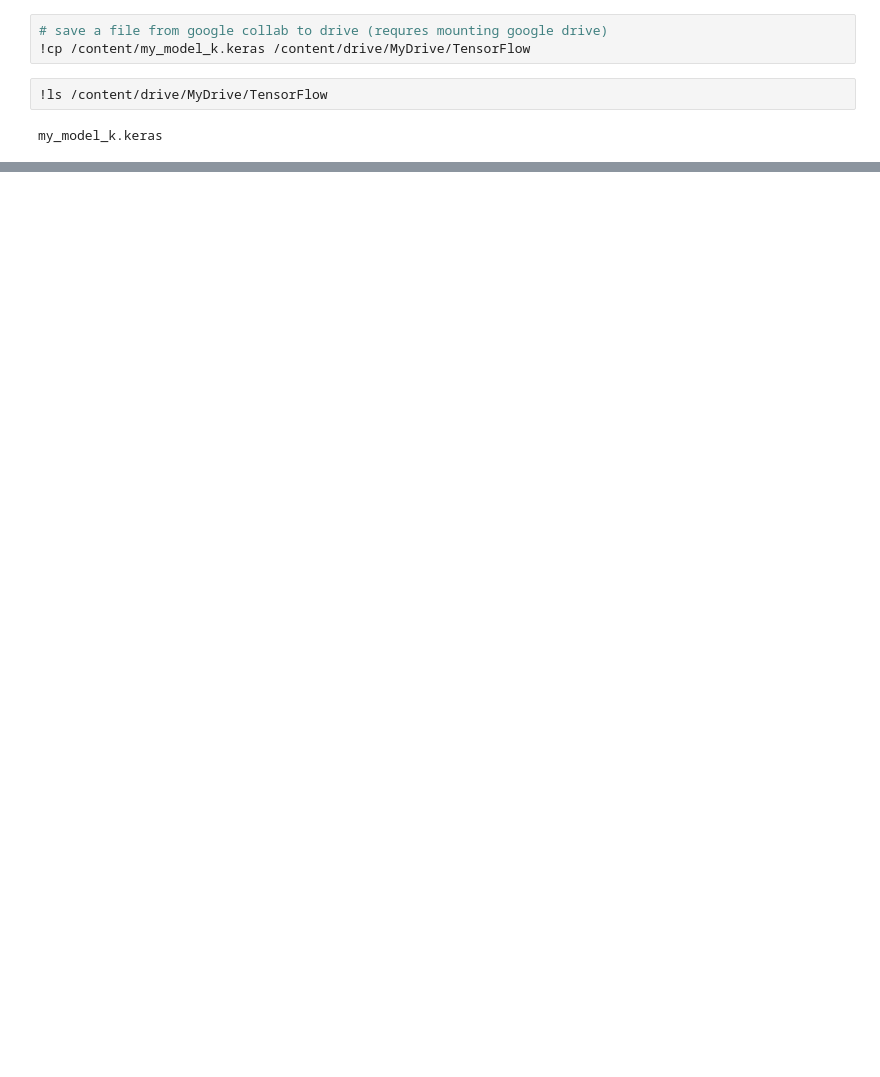
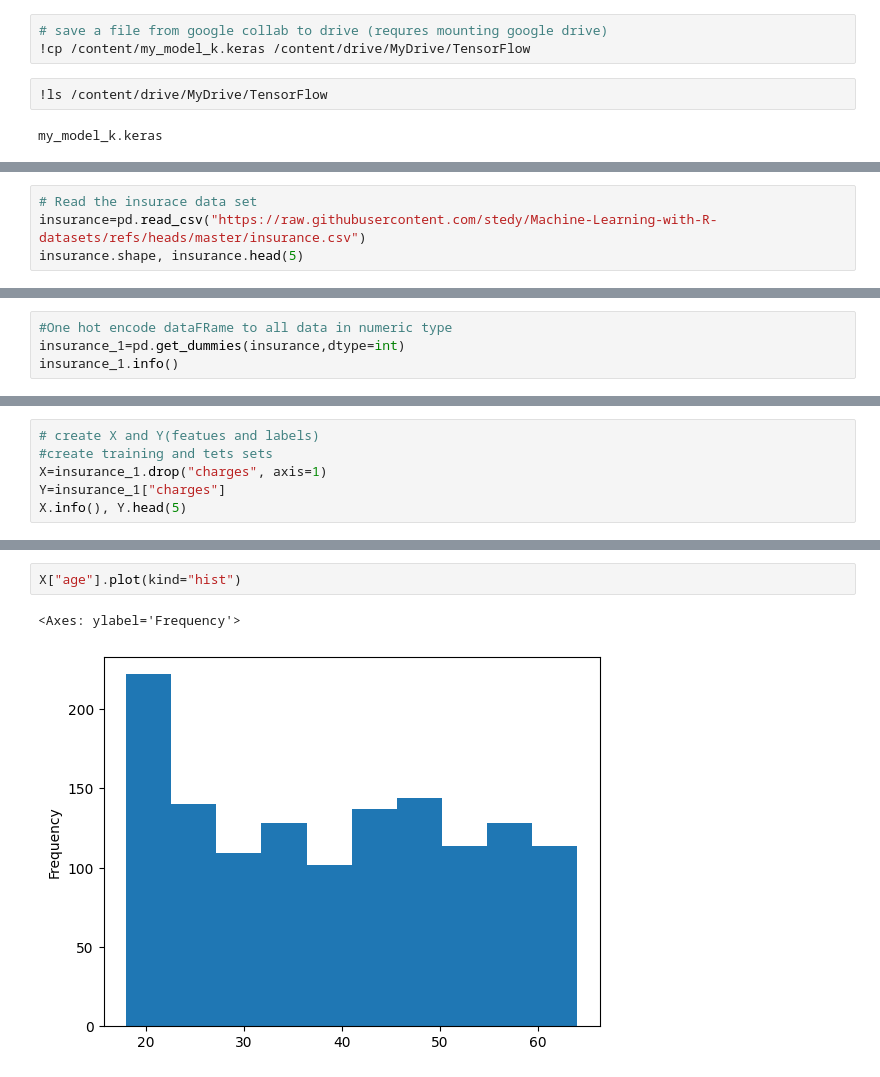
Before and after one commit to ALOK158/Neural_Network_TensorFlow, a Jupyter notebook: Module_1_Neural_Network_regression_with_tensorflow.ipynb, the cells around one changed output, grey strips where cells are left out. Drawn from its saved outputs; the diff is of its cells as text; blank space fills up the shorter version.

```diff
--- a/Module_1_Neural_Network_regression_with_tensorflow.ipynb
+++ b/Module_1_Neural_Network_regression_with_tensorflow.ipynb
@@ -735,0 +912,4 @@ my_model_k.keras
+# %%
+# Read the insurace data set
+insurance=pd.read_csv("https://raw.githubusercontent.com/stedy/Machine-Learning-with-R-datasets/refs/heads/master/insurance.csv")
+insurance.shape, insurance.head(5)
@@ -735,0 +945,4 @@ my_model_k.keras
+# %%
+#One hot encode dataFRame to all data in numeric type
+insurance_1=pd.get_dummies(insurance,dtype=int)
+insurance_1.info()
@@ -735,0 +969,6 @@ my_model_k.keras
+# %%
+# create X and Y(featues and labels)
+#create training and tets sets
+X=insurance_1.drop("charges", axis=1)
+Y=insurance_1["charges"]
+X.info(), Y.head(5)
@@ -735,0 +1117,5 @@ my_model_k.keras
+# %%
+X["age"].plot(kind="hist")
+# %% [output]
+<Axes: ylabel='Frequency'>
+[figure, added]
```
Also changed, not shown: parts of 61 cells of this notebook.
